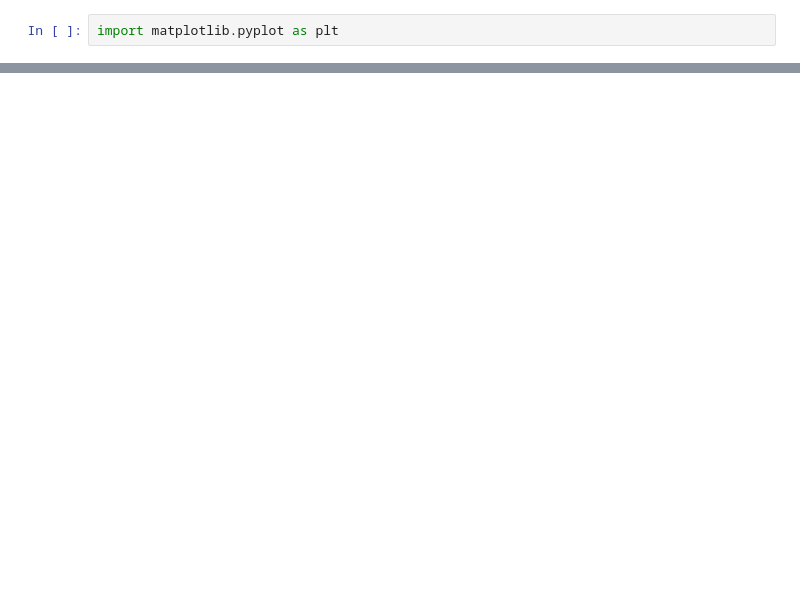
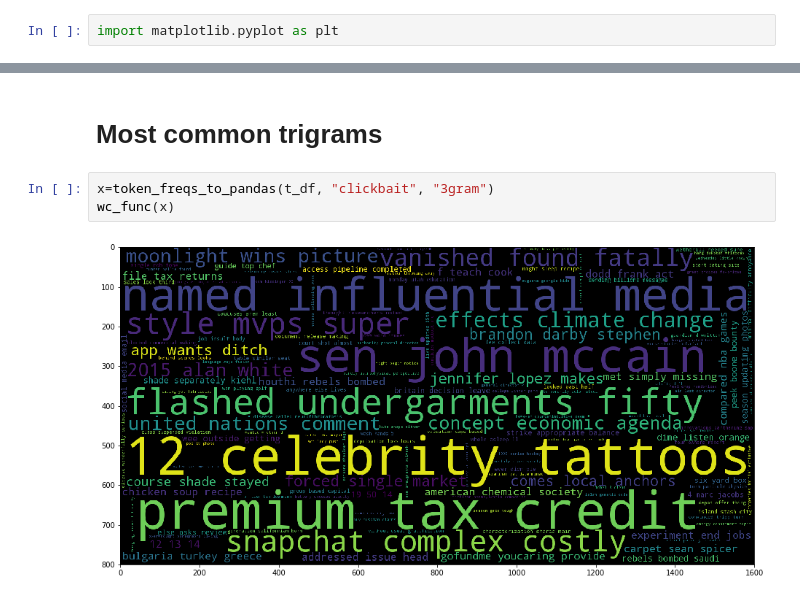
Before and after one commit to Emzilla-01/clickbait, a Jupyter notebook: Clickbait_main.ipynb, the cells around one changed output, grey strips where cells are left out. Drawn from its saved outputs; the diff is of its cells as text; blank space fills up the shorter version.

```diff
--- a/Clickbait_main.ipynb
+++ b/Clickbait_main.ipynb
@@ -720,0 +842,7 @@ wc_func(cb_2grams_pandas)
+# %% [markdown]
+# Most common trigrams
+# %%
+x=token_freqs_to_pandas(t_df, "clickbait", "3gram")
+wc_func(x)
+# %% [output]
+[figure, added]
```
Also changed, not shown: parts of 52 cells of this notebook.
